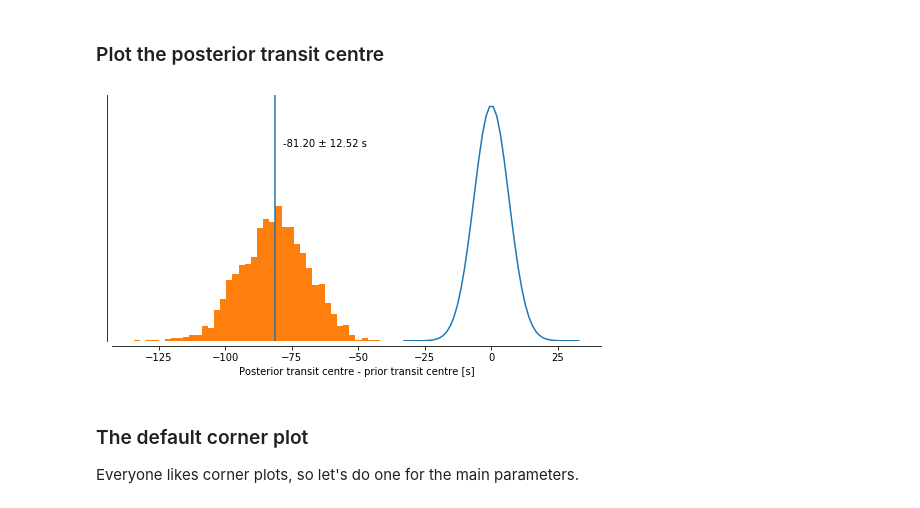
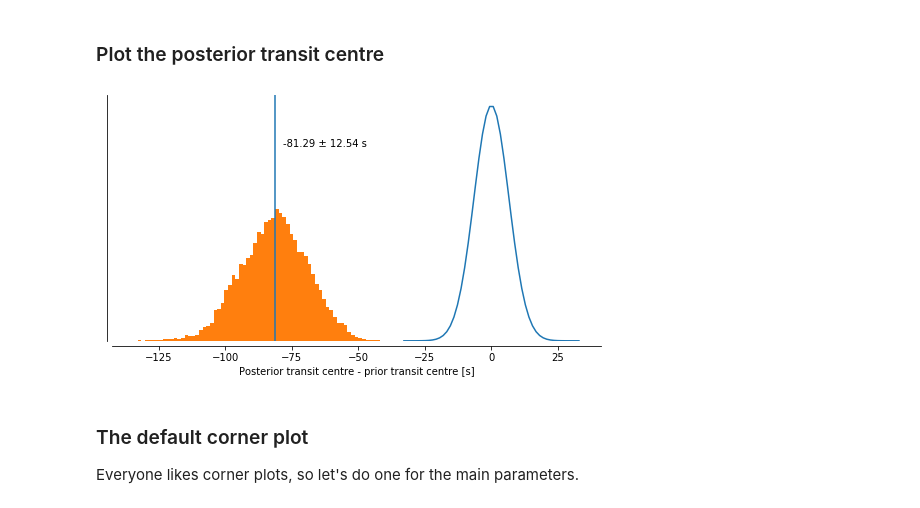
Before and after one commit to hpparvi/PyTransit, a Jupyter notebook: notebooks/tess_examples/WASP-4b.ipynb, the cells around one changed output. Saved outputs shown, nothing was run; the diff lists cells and outputs as text; code cells hidden in the pictures.

```diff
--- a/notebooks/tess_examples/WASP-4b.ipynb
+++ b/notebooks/tess_examples/WASP-4b.ipynb
@@ -116,21 +116,21 @@ fig = lpf.plot_individual_transits(ncols=4)
 # %% [markdown]
 ### Plot the posterior transit centre
 # %%
-df = lpf.posterior_samples(thin=5)
+df = lpf.posterior_samples()
 # %%
 fig, ax = subplots(figsize=(7,4), constrained_layout=True)
 d_to_s = 24*60*60
 tc_diff = d_to_s*(df.tc-tc.n)
 tc_diff_m = median(tc_diff)
 x = linspace(- 5*tc.s, 5*tc.s)
-ax.plot(d_to_s*x, norm(0, d_to_s*tc.s).pdf(a*x));
+ax.plot(d_to_s*x, norm(0, d_to_s*tc.s).pdf(d_to_s*x));
 ax.hist(tc_diff, density=True, bins='auto')
 ax.axvline(tc_diff_m)
 ax.annotate(f'{tc_diff_m:.2f} ± {tc_diff.std():.2f} s', (tc_diff_m, 0.05), ((tc_diff_m+3, 0.05)))
 setp(ax, xlabel='Posterior transit centre - prior transit centre [s]', yticks=[])
 sb.despine(fig, offset=5)
 # %% [output]
-[figure, old version]
+[figure, new version]
 # %% [markdown]
 ### The default corner plot
 
```
